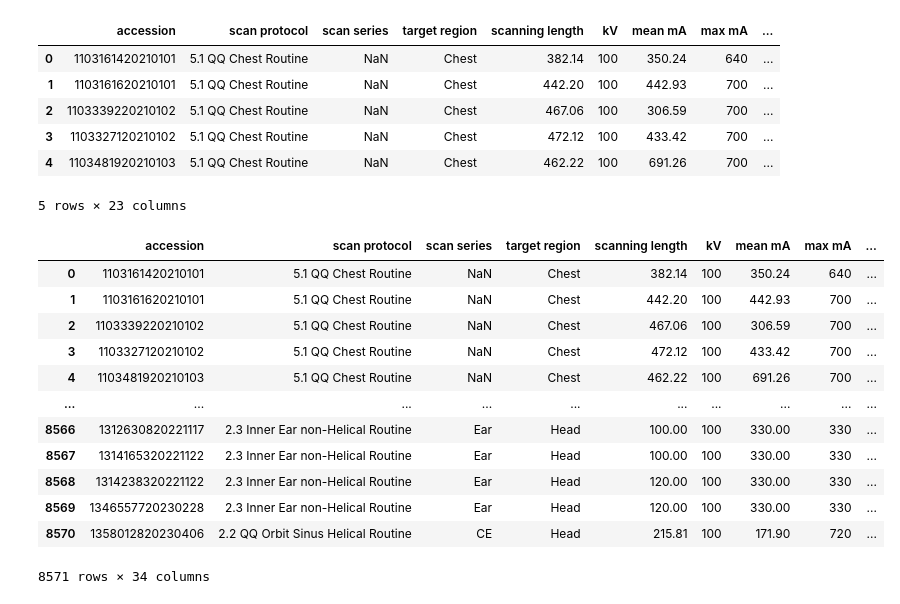
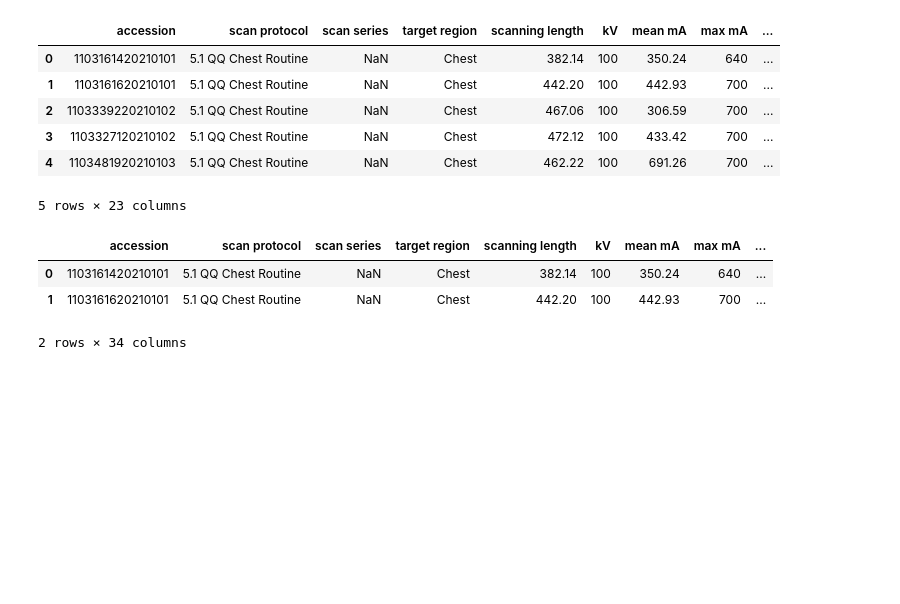
Before and after one commit to y-hiroki-radiotech/CT-dose-prediction, a Jupyter notebook: 2_feature_engineering.ipynb, the cells around one changed output. Drawn from its saved outputs; the diff is of its cells as text; code cells hidden in the pictures; blank space fills up the shorter version.

```diff
--- a/2_feature_engineering.ipynb
+++ b/2_feature_engineering.ipynb
@@ -270,21 +271,12 @@ fe.fit(df)
 # %%
 df_train_transformed = fe.transform(df)
 # %%
-df_train_transformed
+df_train_transformed.head(2)
 # %% [output]
 |  | accession | scan protocol | scan series | target region | scanning length | kV | mean mA | max mA | ... |
 | 0 | 1103161420210101 | 5.1 QQ Chest Routine | NaN | Chest | 382.14 | 100 | 350.24 | 640 | ... |
 | 1 | 1103161620210101 | 5.1 QQ Chest Routine | NaN | Chest | 442.20 | 100 | 442.93 | 700 | ... |
-| 2 | 1103339220210102 | 5.1 QQ Chest Routine | NaN | Chest | 467.06 | 100 | 306.59 | 700 | ... |
-| 3 | 1103327120210102 | 5.1 QQ Chest Routine | NaN | Chest | 472.12 | 100 | 433.42 | 700 | ... |
-| 4 | 1103481920210103 | 5.1 QQ Chest Routine | NaN | Chest | 462.22 | 100 | 691.26 | 700 | ... |
-| ... | ... | ... | ... | ... | ... | ... | ... | ... | ... |
-| 8566 | 1312630820221117 | 2.3 Inner Ear non-Helical Routine | Ear | Head | 100.00 | 100 | 330.00 | 330 | ... |
-| 8567 | 1314165320221122 | 2.3 Inner Ear non-Helical Routine | Ear | Head | 100.00 | 100 | 330.00 | 330 | ... |
-| 8568 | 1314238320221122 | 2.3 Inner Ear non-Helical Routine | Ear | Head | 120.00 | 100 | 330.00 | 330 | ... |
-| 8569 | 1346557720230228 | 2.3 Inner Ear non-Helical Routine | Ear | Head | 120.00 | 100 | 330.00 | 330 | ... |
-| 8570 | 1358012820230406 | 2.2 QQ Orbit Sinus Helical Routine | CE | Head | 215.81 | 100 | 171.90 | 720 | ... |
-8571 rows × 34 columns
+2 rows × 34 columns
 # %%
 def replace_pitch_factor(df):
     if df['pitch factor'] == 0.99 or df['pitch factor'] == 0.98:
```
Also changed, not shown: parts of 7 cells of this notebook, 4 other files.
